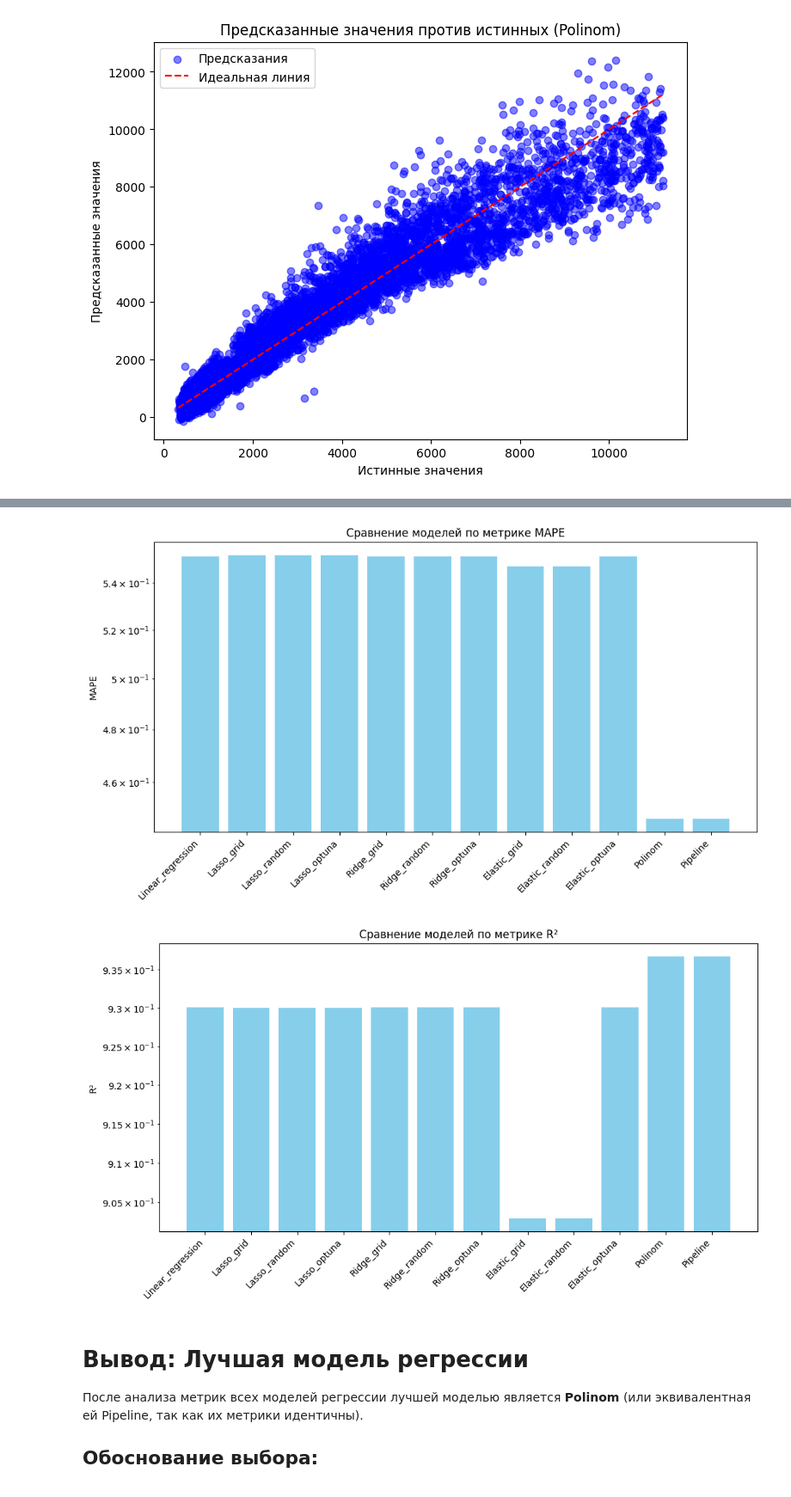
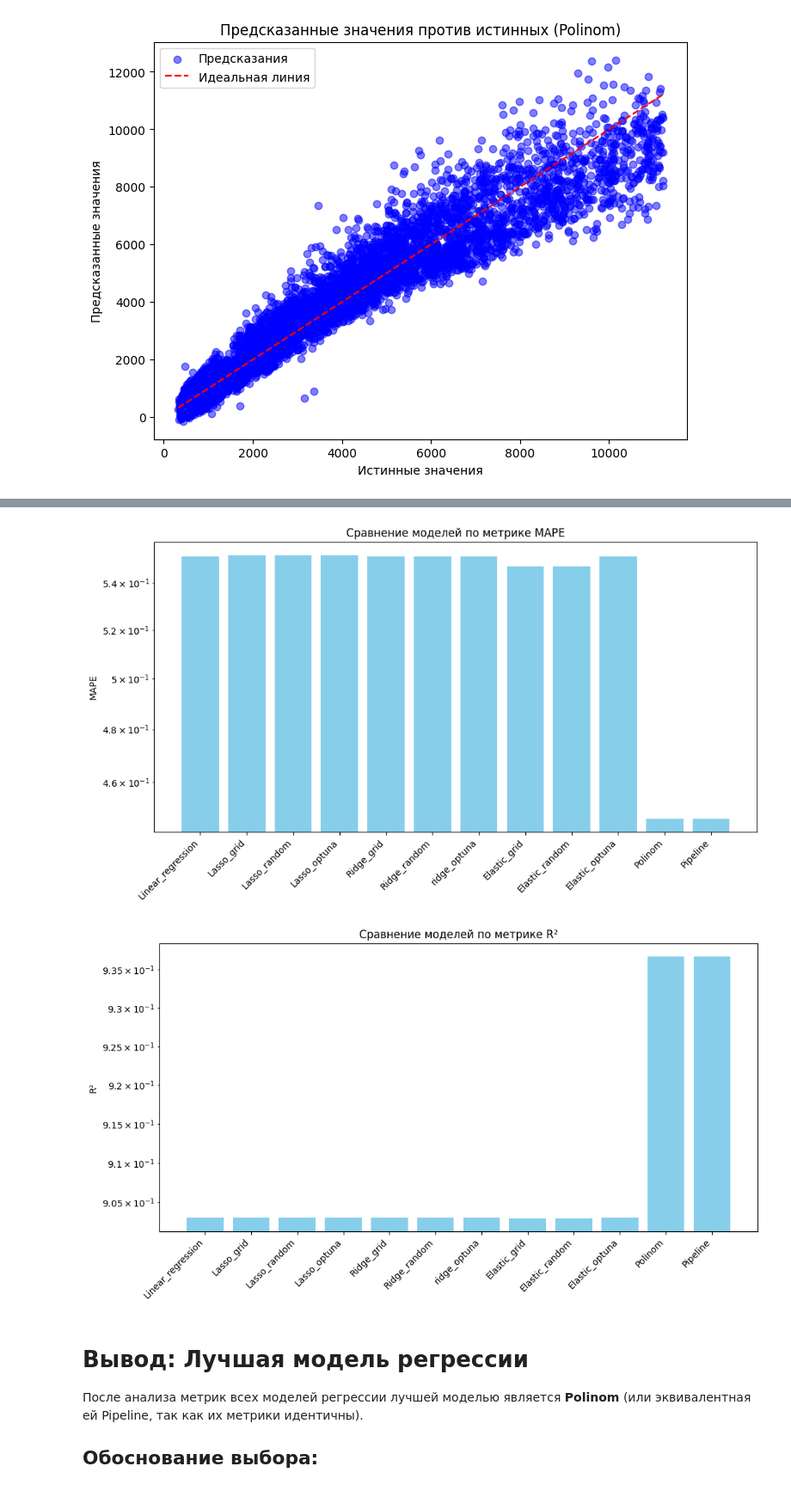
Before and after one commit to TimeFixer/OMGTUSem4, a Jupyter notebook: ML/1_reg.ipynb, the cells around one changed output, grey strips where cells are left out. Shown at 86% size. Drawn from its saved outputs; the diff is of its cells as text; code cells hidden in the pictures.

```diff
--- a/ML/1_reg.ipynb
+++ b/ML/1_reg.ipynb
@@ -426,35 +418,31 @@ table_all_metrics
 | 11 | Pipeline | 443.993762 | 438197.795584 | 661.965101 | 0.446734 | 0.936675 |
 # %%
 # Данные из таблицы
-models = [
-    "Linear_regression", "Lasso_grid", "Lasso_random", "Lasso_optuna", "Ridge_grid",
-    "Ridge_random", "Ridge_optuna", "Elastic_grid", "Elastic_random", "Elastic_optuna",
-    "Polinom", "Pipeline"
-]
-mae = [561.439770, 561.415766, 561.415766, 561.411503, 561.438125, 561.438125, 561.439769, 558.538590, 558.538590, 561.439751, 443.993762, 443.993762]
-mse = [670719.300007, 671184.846561, 671184.846561, 671185.439673, 670719.326925, 670719.326925, 670719.300031, 671345.319299, 671345.319299, 670719.300324, 438197.795584, 438197.795584]
-rmse = [818.974542, 819.258718, 819.258718, 819.259080, 818.974558, 818.974558, 818.974542, 819.356650, 819.356650, 818.974542, 661.965101, 661.965101]
-mape = [0.551788, 0.552119, 0.552119, 0.552111, 0.551785, 0.551785, 0.551788, 0.547290, 0.547290, 0.551788, 0.446734, 0.446734]
-r2 = [0.930073, 0.930006, 0.930006, 0.930005, 0.930073, 0.930073, 0.930073, 0.902982, 0.902982, 0.930073, 0.936675, 0.936675]
+models = table_all_metrics['Model'].tolist()
+mae = table_all_metrics['MAE'].tolist()
+mse = table_all_metrics['MSE'].tolist()
+rmse = table_all_metrics['RMSE'].tolist()
+mape = table_all_metrics['MAPE'].tolist()
+r2 = table_all_metrics['R^2'].tolist()
 
 # Построение графиков
 metrics = {"MAE": mae, "MSE": mse, "RMSE": rmse, "MAPE": mape, "R²": r2}
 
 for metric_name, metric_values in metrics.items():
     plt.figure(figsize=(10, 6))
     plt.bar(models, metric_values, color='skyblue')
     plt.xticks(rotation=45, ha='right')
     plt.title(f"Сравнение моделей по метрике {metric_name}")
     plt.ylabel(metric_name)
     plt.tight_layout()
     plt.yscale('log')
     plt.show()
 # %% [output]
 [figure]
 [figure]
 [figure]
 [figure]
-[figure, old version]
+[figure, new version]
 # %% [markdown]
 # Вывод: Лучшая модель регрессии
 
```
Also changed, not shown: parts of 9 cells of this notebook, 6 other files.
